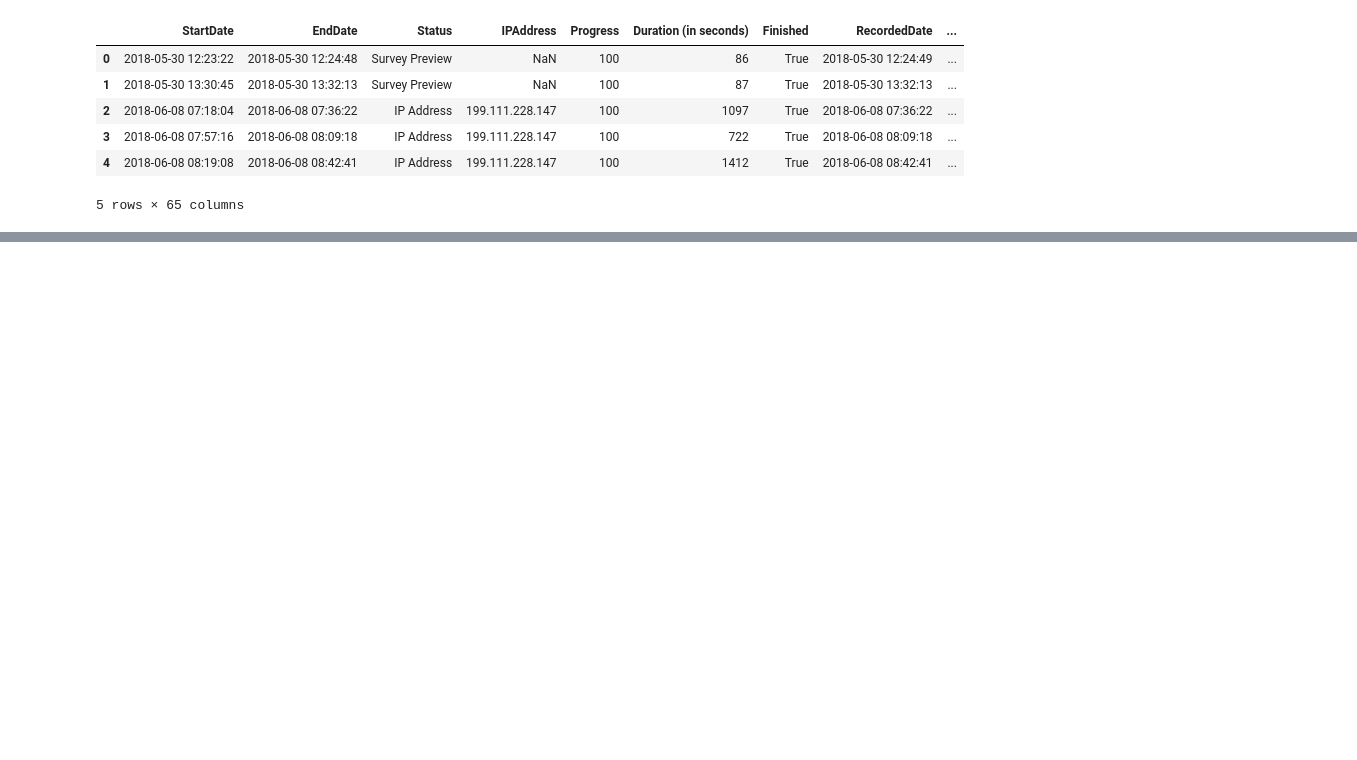
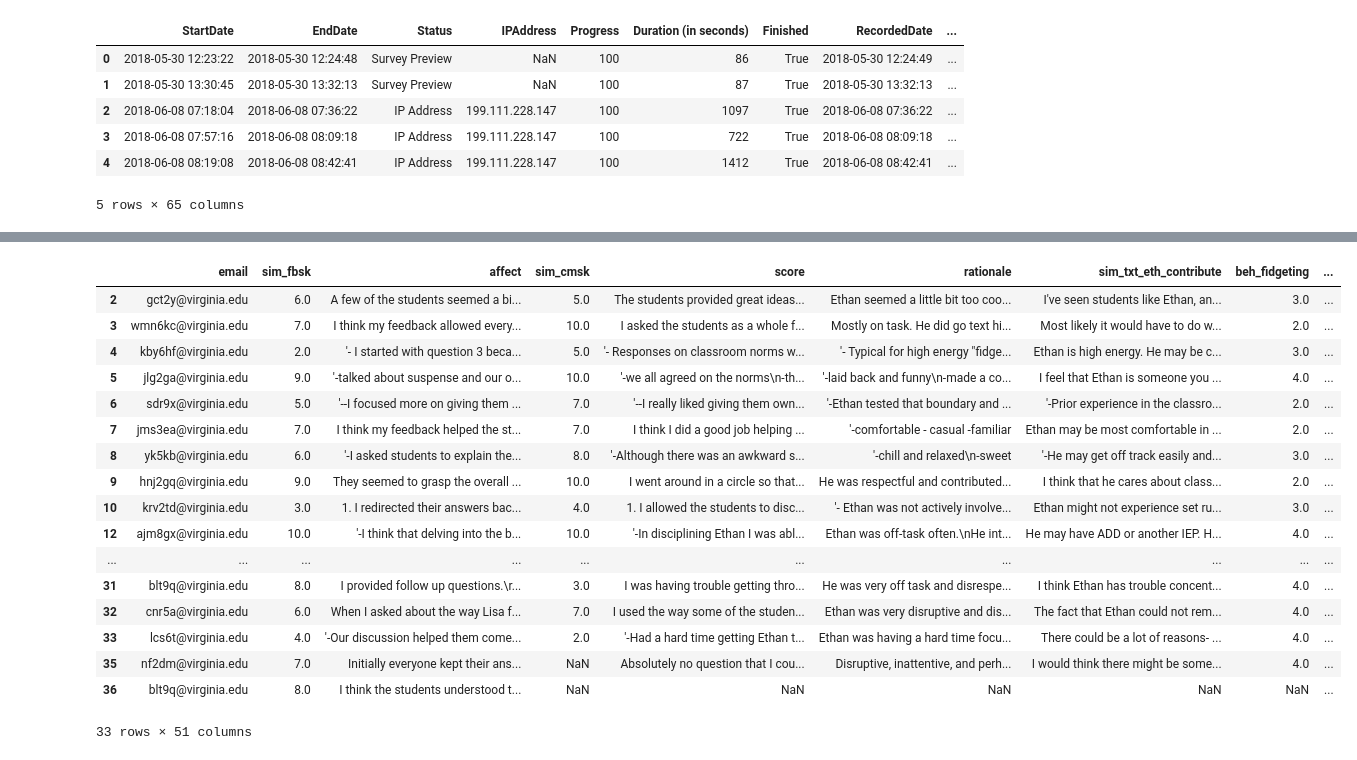
Before and after one commit to taylorrohrich/MSDS_SERA_capstone, a Jupyter notebook: cleaning/2a.ipynb, the cells around one changed output, grey strips where cells are left out. Drawn from its saved outputs; the diff is of its cells as text; code cells hidden in the pictures; blank space fills up the shorter version.

```diff
--- a/cleaning/2a.ipynb
+++ b/cleaning/2a.ipynb
@@ -38,0 +123,9 @@ Name: q1, dtype: object
+# %%
+data.columns = cleanColumns(data.columns)
+#drop unnecessary observation
+data = data[data['q1'].notna()]
+reverse_beh = {1:"Not at all", 2: "Just a little", 3: "Pretty much" ,4: "Very much"}
+reverse_sim = {5: "Strongly agree", 4:"Somewhat agree", 3: "Undecided", 2: "Somewhat disagree", 1: "Strongly disagree"}
+beh_map={"Not at all":1,  "Just a little":2,  "Pretty much":3 , "Very much":4}
+sim_map={"Strongly agree":5, "Somewhat agree":4, "Undecided":3, "Somewhat disagree":2, "Strongly disagree":1}
+app_map = {1:10, 2:9, 3:8,4:7,5:6,6:5,7:4,8:3,9:2,10:1}
@@ -38,0 +140,4 @@ Name: q1, dtype: object
+# %%
+#rename the columns to intuitive names
+data=convert_cols(data)
+data.columns
@@ -38,0 +161,2 @@ Name: q1, dtype: object
+# %%
+data=format_email(data)
@@ -39,4 +171,3 @@ Name: q1, dtype: object
 # %%
-#drop unnecessary observation
-data = data[data['q1'].notna()]
-data.columns
+#drop startdate
+data=data.drop(columns=['startdate'])
@@ -153,0 +174,22 @@ Index(['startdate', 'email', 'sim_fbsk', 'affect', 'sim_cmsk', 'score',
+# %%
+generate_Iowa_Score_Scale(data,beh_map,sim_map,reverse_beh,reverse_sim)
+data
+# %% [output]
+|  | email | sim_fbsk | affect | sim_cmsk | score | rationale | sim_txt_eth_contribute | beh_fidgeting | ... |
+| 2 | gct2y@virginia.edu | 6.0 | A few of the students seemed a bi... | 5.0 | The students provided great ideas... | Ethan seemed a little bit too coo... | I've seen students like Ethan, an... | 3.0 | ... |
+| 3 | wmn6kc@virginia.edu | 7.0 | I think my feedback allowed every... | 10.0 | I asked the students as a whole f... | Mostly on task. He did go text hi... | Most likely it would have to do w... | 2.0 | ... |
+| 4 | kby6hf@virginia.edu | 2.0 | '- I started with question 3 beca... | 5.0 | '- Responses on classroom norms w... | '- Typical for high energy "fidge... | Ethan is high energy. He may be c... | 3.0 | ... |
+| 5 | jlg2ga@virginia.edu | 9.0 | '-talked about suspense and our o... | 10.0 | '-we all agreed on the norms\n-th... | '-laid back and funny\n-made a co... | I feel that Ethan is someone you ... | 4.0 | ... |
+| 6 | sdr9x@virginia.edu | 5.0 | '--I focused more on giving them ... | 7.0 | '--I really liked giving them own... | '-Ethan tested that boundary and ... | '-Prior experience in the classro... | 2.0 | ... |
+| 7 | jms3ea@virginia.edu | 7.0 | I think my feedback helped the st... | 7.0 | I think I did a good job helping ... | '-comfortable - casual -familiar | Ethan may be most comfortable in ... | 2.0 | ... |
+| 8 | yk5kb@virginia.edu | 6.0 | '-I asked students to explain the... | 8.0 | '-Although there was an awkward s... | '-chill and relaxed\n-sweet | '-He may get off track easily and... | 3.0 | ... |
+| 9 | hnj2gq@virginia.edu | 9.0 | They seemed to grasp the overall ... | 10.0 | I went around in a circle so that... | He was respectful and contributed... | I think that he cares about class... | 2.0 | ... |
+| 10 | krv2td@virginia.edu | 3.0 | 1. I redirected their answers bac... | 4.0 | 1. I allowed the students to disc... | '- Ethan was not actively involve... | Ethan might not experience set ru... | 3.0 | ... |
+| 12 | ajm8gx@virginia.edu | 10.0 | '-I think that delving into the b... | 10.0 | '-In disciplining Ethan I was abl... | Ethan was off-task often.\nHe int... | He may have ADD or another IEP. H... | 4.0 | ... |
+| ... | ... | ... | ... | ... | ... | ... | ... | ... | ... |
+| 31 | blt9q@virginia.edu | 8.0 | I provided follow up questions.\r... | 3.0 | I was having trouble getting thro... | He was very off task and disrespe... | I think Ethan has trouble concent... | 4.0 | ... |
+| 32 | cnr5a@virginia.edu | 6.0 | When I asked about the way Lisa f... | 7.0 | I used the way some of the studen... | Ethan was very disruptive and dis... | The fact that Ethan could not rem... | 4.0 | ... |
+| 33 | lcs6t@virginia.edu | 4.0 | '-Our discussion helped them come... | 2.0 | '-Had a hard time getting Ethan t... | Ethan was having a hard time focu... | There could be a lot of reasons- ... | 4.0 | ... |
+| 35 | nf2dm@virginia.edu | 7.0 | Initially everyone kept their ans... | NaN | Absolutely no question that I cou... | Disruptive, inattentive, and perh... | I would think there might be some... | 4.0 | ... |
+| 36 | blt9q@virginia.edu | 8.0 | I think the students understood t... | NaN | NaN | NaN | NaN | NaN | ... |
+33 rows × 51 columns
```
Also changed, not shown: parts of 16 cells of this notebook.
